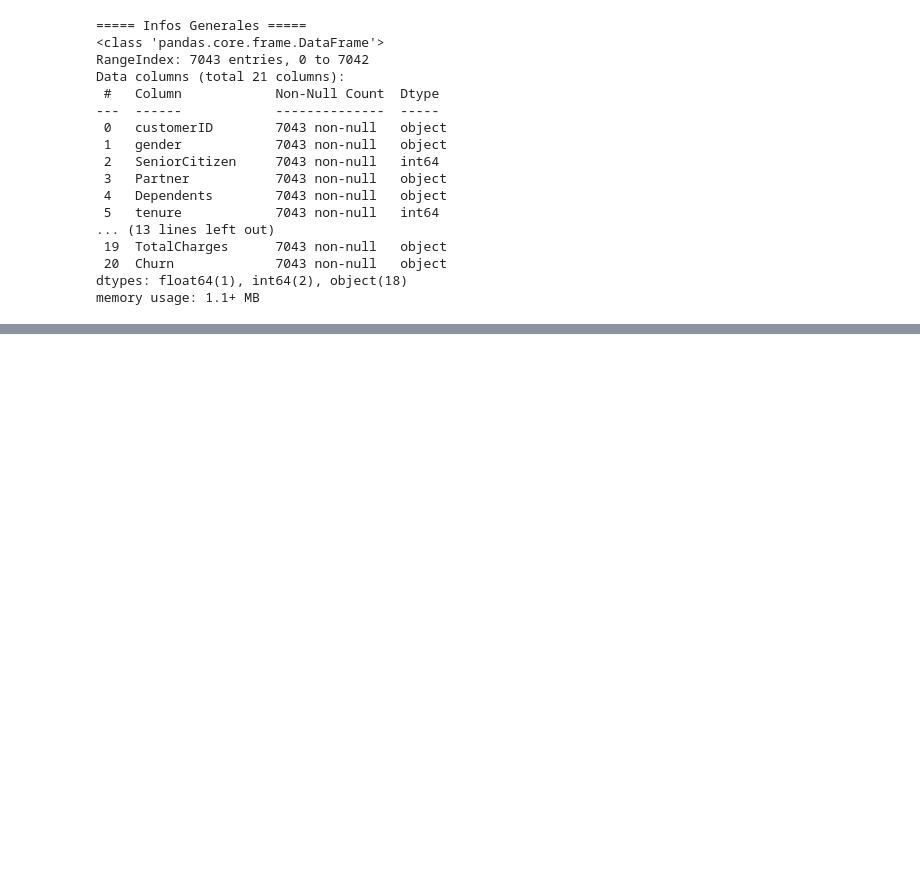
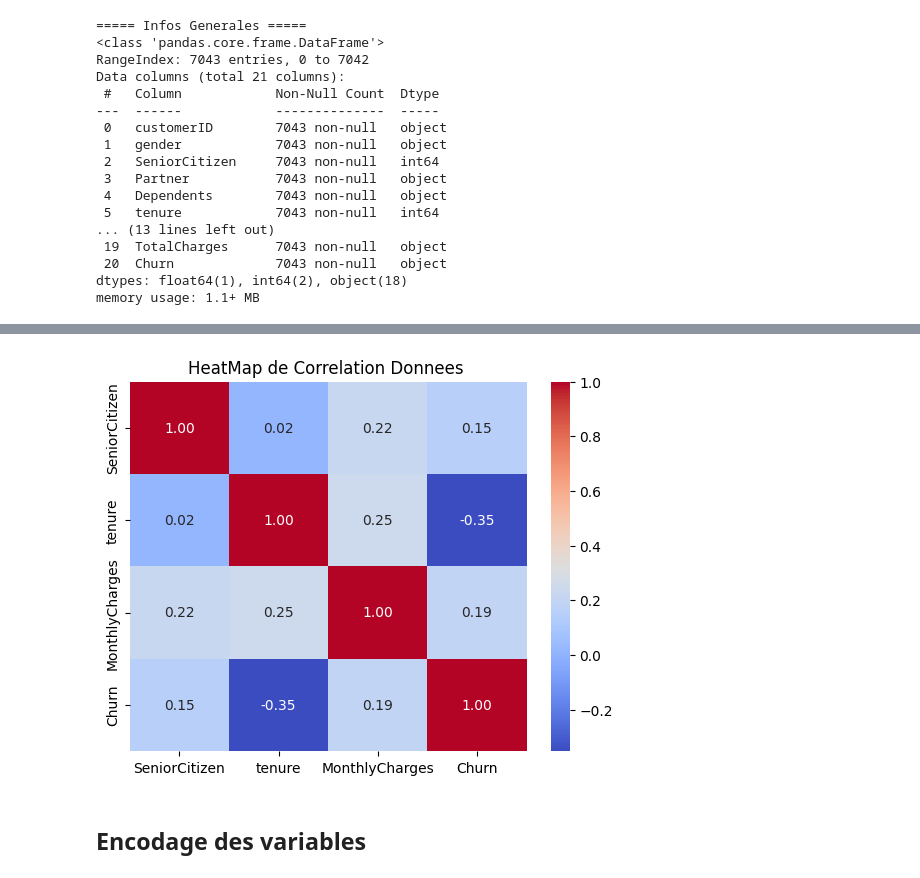
Before and after one commit to moubarak1ezzyani/Pr-diction-du-Churn-Client----Git-Folder, a Jupyter notebook: notebooks/NoteBookJupyter.ipynb, the cells around one changed output, grey strips where cells are left out. Drawn from its saved outputs; the diff is of its cells as text; code cells hidden in the pictures; blank space fills up the shorter version.

```diff
--- a/notebooks/NoteBookJupyter.ipynb
+++ b/notebooks/NoteBookJupyter.ipynb
@@ -404,0 +107,33 @@ plt.show()
+# %%
+import os
+import pandas as pds
+import numpy as np
+import seaborn as sns
+import matplotlib.pyplot as plt
+from sklearn.preprocessing import LabelEncoder
+
+project_root = os.getcwd()
+
+csv_path = os.path.join(project_root,'..', 'data', 'raw', 'ChurnDataFile.csv')
+
+Data_File=pds.read_csv(csv_path)
+Data_File['TotalCharges']=pds.to_numeric(Data_File['TotalCharges'], errors='coerce')
+Miss_Val=Data_File["TotalCharges"].isnull()
+# Data_File["TotalCharges"]=Data_File
+
+#---- Dictionnaire
+Churn_Map={'Yes' : 1, 'No' : 0}
+Data_File['Churn']=Data_File["Churn"].map(Churn_Map)
+
+# ---- Label Encoder (2e methode)
+l_e=LabelEncoder()
+Data_File["Churn"]=l_e.fit_transform(Data_File["Churn"])    # df["item"] = Le.fit_transform(df["item"])
+
+Data_File['TotalCharges']=Data_File.fillna(Data_File['TotalCharges'].mean(), inplace=True)  #Missed Values
+Data_File['Churn']=pds.to_numeric(Data_File['Churn'], errors='coerce')
+Data_File_Num=Data_File.select_dtypes(include=np.number)
+sns.heatmap(Data_File_Num.corr(), annot=True, cmap='coolwarm', fmt=".2f")
+plt.title("HeatMap de Correlation Donnees ")
+plt.show()
+# %% [output]
+[figure, added]
@@ -404,0 +142,2 @@ plt.show()
+# %% [markdown]
+## Encodage des variables
```
Also changed, not shown: parts of 10 cells of this notebook, 3 other files.
